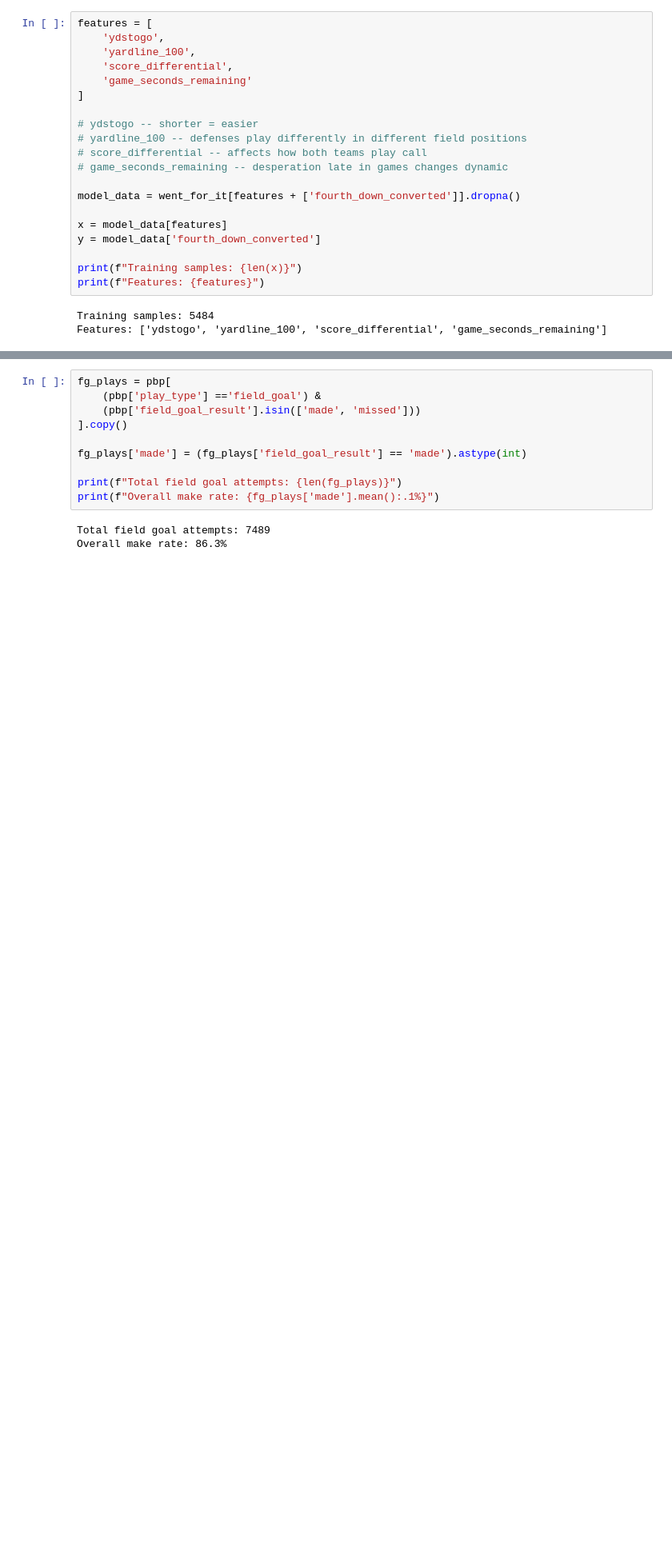
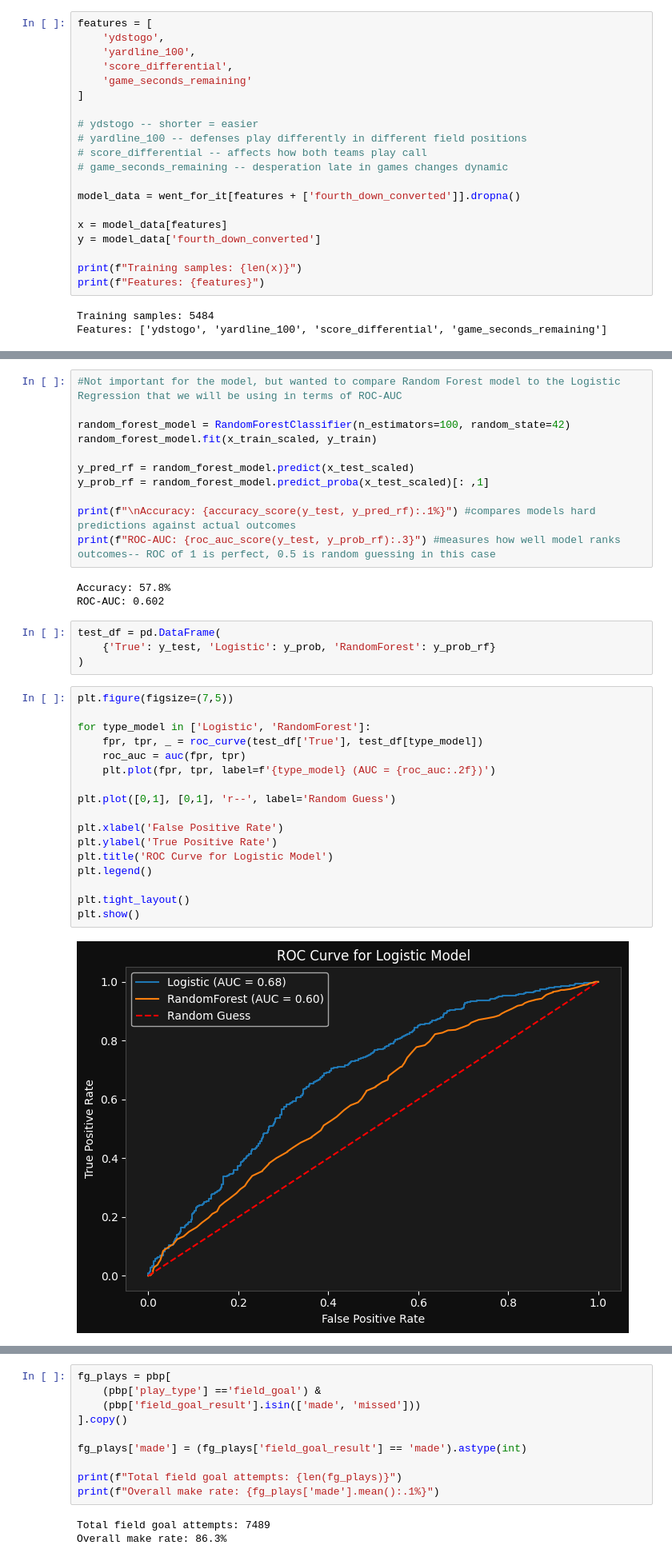
Before and after one commit to ConnorDonovan/NFL-4th-down-decision-modeling, a Jupyter notebook: nfl_4th_down.ipynb, the cells around one changed output, grey strips where cells are left out. Shown at 80% size. Saved outputs shown, nothing was run; the diff lists cells and outputs as text; blank space fills up the shorter version.

```diff
--- a/nfl_4th_down.ipynb
+++ b/nfl_4th_down.ipynb
@@ -305,5 +357,42 @@ Model trained!
 
 Accuracy: 64.6%
 ROC-AUC: 0.68
+# %%
+#Not important for the model, but wanted to compare Random Forest model to the Logistic Regression that we will be using in terms of ROC-AUC
+
+random_forest_model = RandomForestClassifier(n_estimators=100, random_state=42)
+random_forest_model.fit(x_train_scaled, y_train)
+
+y_pred_rf = random_forest_model.predict(x_test_scaled)
+y_prob_rf = random_forest_model.predict_proba(x_test_scaled)[: ,1]
+
+print(f"\nAccuracy: {accuracy_score(y_test, y_pred_rf):.1%}") #compares models hard predictions against actual outcomes
+print(f"ROC-AUC: {roc_auc_score(y_test, y_prob_rf):.3}") #measures how well model ranks outcomes-- ROC of 1 is perfect, 0.5 is random guessing in this case
+# %% [output]
+Accuracy: 57.8%
+ROC-AUC: 0.602
+# %%
+test_df = pd.DataFrame(
+    {'True': y_test, 'Logistic': y_prob, 'RandomForest': y_prob_rf}
+)
+# %%
+plt.figure(figsize=(7,5))
+
+for type_model in ['Logistic', 'RandomForest']:
+    fpr, tpr, _ = roc_curve(test_df['True'], test_df[type_model])
+    roc_auc = auc(fpr, tpr)
+    plt.plot(fpr, tpr, label=f'{type_model} (AUC = {roc_auc:.2f})')
+
+plt.plot([0,1], [0,1], 'r--', label='Random Guess')
+
+plt.xlabel('False Positive Rate')
+plt.ylabel('True Positive Rate')
+plt.title('ROC Curve for Logistic Model')
+plt.legend()
+
+plt.tight_layout()
+plt.show()
+# %% [output]
+[figure, added]
 # %% [markdown]
 ### 3. Field Goal Make Probability by Distance
```
Also changed, not shown: parts of 21 cells of this notebook.
